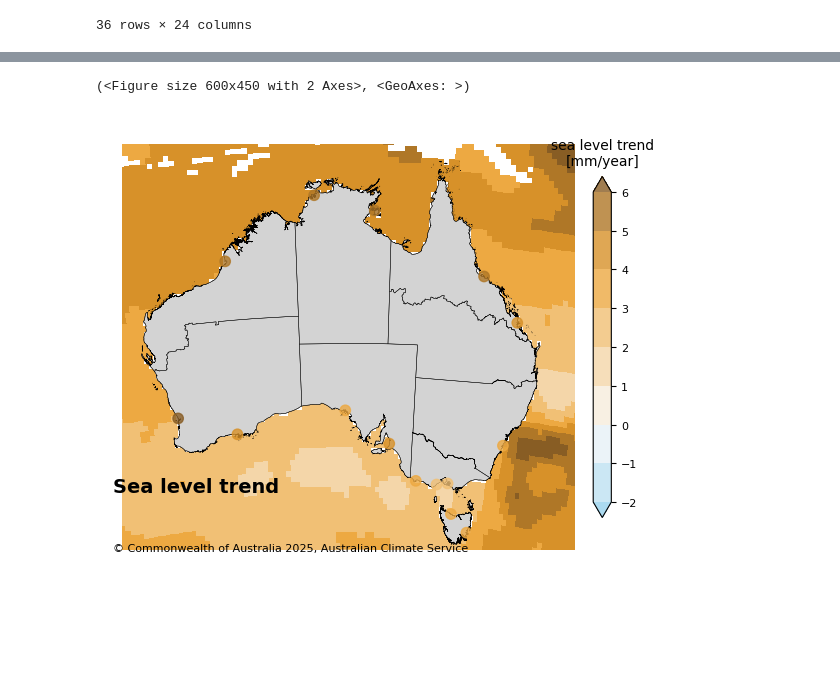
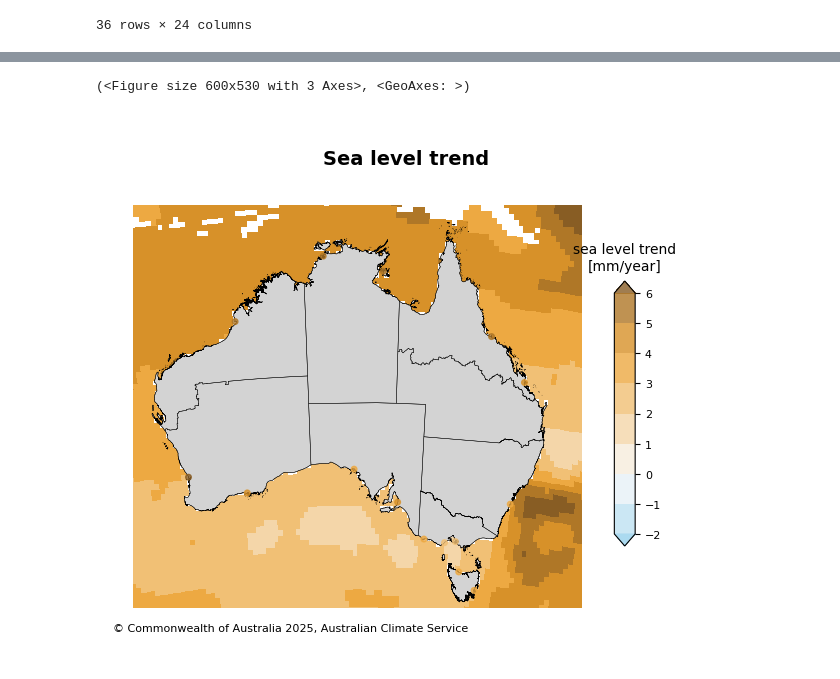
Before and after one commit to AusClimateService/plotting_maps, a Jupyter notebook: example_notebooks/minimal_plotting_example_station.ipynb, the cells around one changed output, grey strips where cells are left out. Cells and saved outputs as stored; diff of their text form; code cells hidden in the pictures; blank space fills up the shorter version.

```diff
--- a/example_notebooks/minimal_plotting_example_station.ipynb
+++ b/example_notebooks/minimal_plotting_example_station.ipynb
@@ -106,22 +106,22 @@ plot_acs_hazard(station_df=df[["lat", "lon", var]],
 # %%
 # plot grided and station data on one figure
 var="ALT_TRD"
 data = xr.open_dataset(f"/g/data/mn51/users/gt3409/sealevel_trend/sealevel_trend_alt_AUS.nc").rename({"LON561_700":"lon","LAT81_160":"lat"})
 station_df = xr.open_dataset("/g/data/mn51/users/gt3409/sealevel_trend/sealevel_trend_tg_AUS.nc").rename({"LON":"lon", "LAT":"lat"}).to_dataframe()
 
-plot_acs_hazard(data=data[var],
+plot_acs_hazard_1pp(data=data[var],
                 station_df=station_df,
                 regions = regions,
                 title = "Sea level trend",
                 cmap = cmap_dict["ipcc_slev_div"],
                 ticks = np.arange(-2,7,1),
                 cbar_label = "sea level trend\n[mm/year]",
                 cbar_extend="both",
                 watermark="",
                issued_date="",
                mask_not_australia=False,
                mask_australia=True,
                vcentre=0)
 # %% [output]
-(<Figure size 600x450 with 2 Axes>, <GeoAxes: >)
+(<Figure size 600x530 with 3 Axes>, <GeoAxes: >)
-[figure, old version]
+[figure, new version]
```
Also changed, not shown: parts of 3 cells of this notebook, 43 other files.
